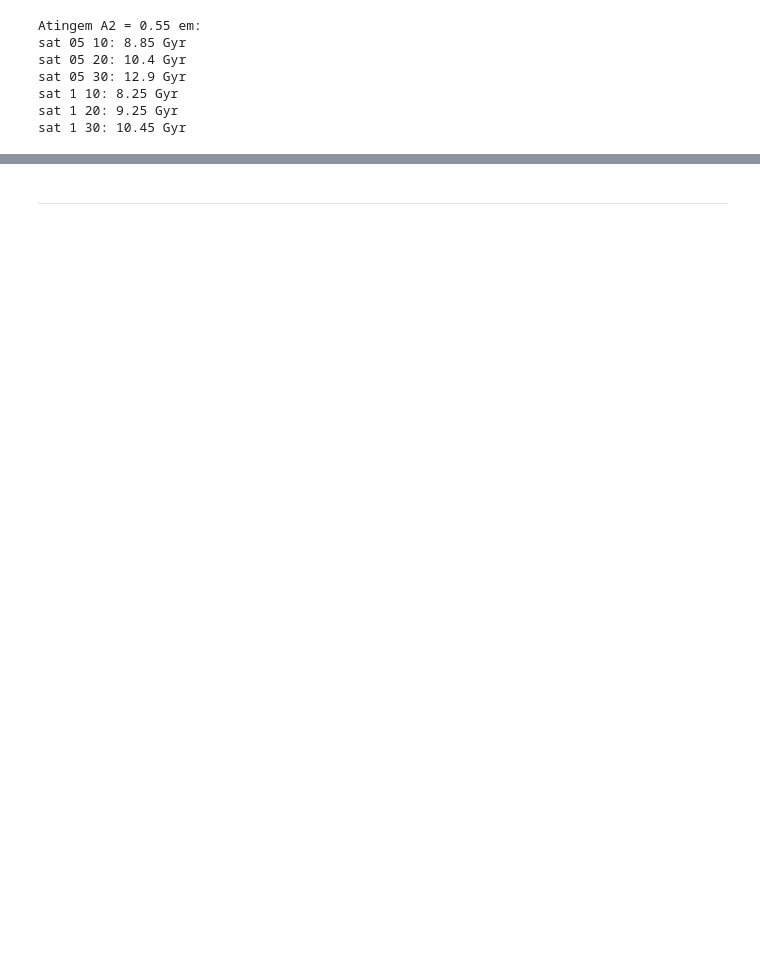
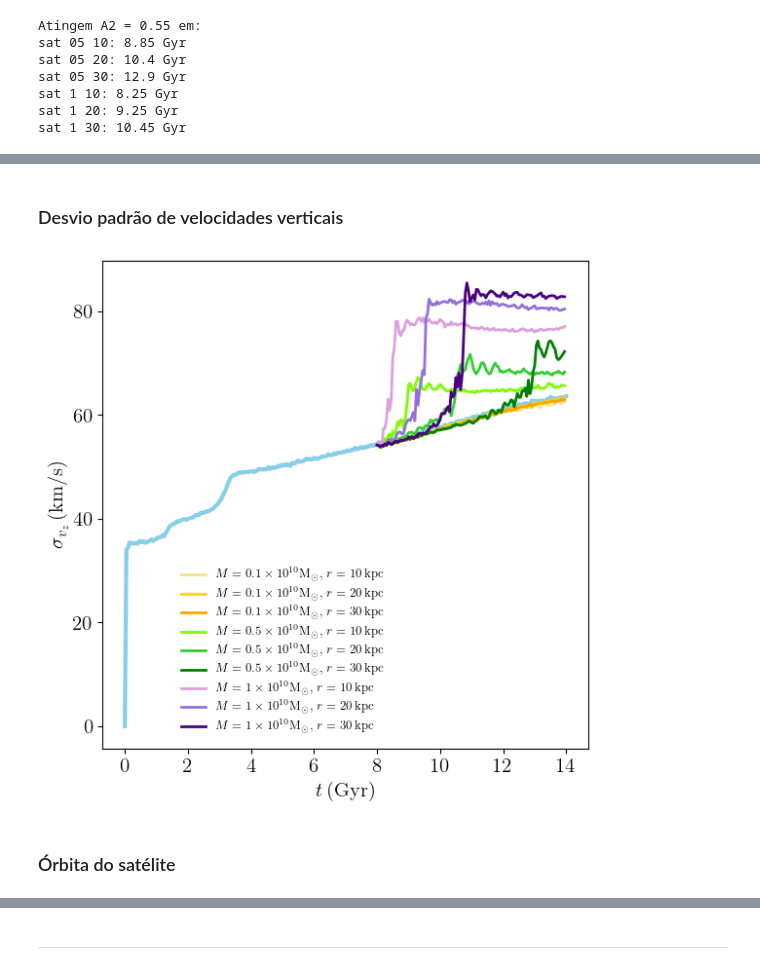
Before and after one commit to AndressaWille/astronomia, a Jupyter notebook: simulacoes mestrado/interactions-b.ipynb, the cells around one changed output, grey strips where cells are left out. Cells and saved outputs as stored; diff of their text form; code cells hidden in the pictures; blank space fills up the shorter version.

```diff
--- a/simulacoes mestrado/interactions-b.ipynb
+++ b/simulacoes mestrado/interactions-b.ipynb
@@ -368,0 +375,2 @@ plt.tight_layout()
+# %% [markdown]
+### Desvio padrão de velocidades verticais
@@ -369,3 +462,38 @@ plt.tight_layout()
+# %%
+plt.figure(figsize=[6,6])#, dpi=300)
+plt.plot(time, sigma_vz, color='skyblue', lw=3)#, label='no perturbation')
+
+plt.plot(time_01_10, sigma_vz_01_10, color='khaki', ls = '-', lw = 2,
+         label=r'$ M = 0.1 \times 10^{10}\mathrm{{M}_\odot}, \,r = 10 \, \mathrm{kpc}$')
+plt.plot(time_01_20, sigma_vz_01_20, color='gold', ls = '-', lw = 2,
+         label=r'$ M = 0.1 \times 10^{10}\mathrm{{M}_\odot}, \,r = 20 \, \mathrm{kpc}$')
+plt.plot(time_01_30, sigma_vz_01_30, color='orange', ls = '-',  lw = 2,
+         label=r'$ M = 0.1 \times 10^{10}\mathrm{{M}_\odot}, \,r = 30 \, \mathrm{kpc}$')
+
+plt.plot(time_05_10, sigma_vz_05_10, color='lawngreen', ls = '-', lw = 2,
+         label=r'$ M = 0.5 \times 10^{10}\mathrm{{M}_\odot}, \,r = 10 \, \mathrm{kpc}$')
+plt.plot(time_05_20, sigma_vz_05_20, color='limegreen', ls = '-', lw = 2,
+         label=r'$ M = 0.5 \times 10^{10}\mathrm{{M}_\odot}, \,r = 20 \, \mathrm{kpc}$')
+plt.plot(time_05_30, sigma_vz_05_30, color='green', ls = '-', lw = 2,
+         label=r'$ M = 0.5 \times 10^{10}\mathrm{{M}_\odot}, \,r = 30 \, \mathrm{kpc}$')
+
+plt.plot(time_1_10, sigma_vz_1_10, color='plum', ls = '-', lw = 2,
+         label=r'$ M = 1 \times 10^{10}\mathrm{{M}_\odot}, \,r = 10 \, \mathrm{kpc}$')
+plt.plot(time_1_20, sigma_vz_1_20, color='mediumpurple', ls = '-', lw = 2,
+         label=r'$ M = 1 \times 10^{10}\mathrm{{M}_\odot}, \,r = 20 \, \mathrm{kpc}$')
+plt.plot(time_1_30, sigma_vz_1_30, color='indigo', ls = '-', lw = 2,
+         label=r'$ M = 1 \times 10^{10}\mathrm{{M}_\odot}, \,r = 30 \, \mathrm{kpc}$')
+
+plt.xlabel('$t \, \mathrm{(Gyr)}$', fontsize=15)
+plt.ylabel('$\sigma_{v_z} \, \mathrm{(km/s)}$', fontsize=15)
+plt.xticks([0.0, 2.0, 4.0, 6.0, 8.0, 10.0, 12.0, 14.0])
+plt.legend(frameon=False, fontsize=9, loc="center right", bbox_to_anchor=(0.6,0.2))
+plt.tight_layout()
+plt.savefig('sigma_vz_gb.png')
+# %% [output]
+[figure, added]
+# %% [markdown]
+### Órbita do satélite
 # %%
 cm_x_01_10 = np.empty(n_snapshots)
 cm_y_01_10 = np.empty(n_snapshots)
```
Also changed, not shown: parts of 20 cells of this notebook.
